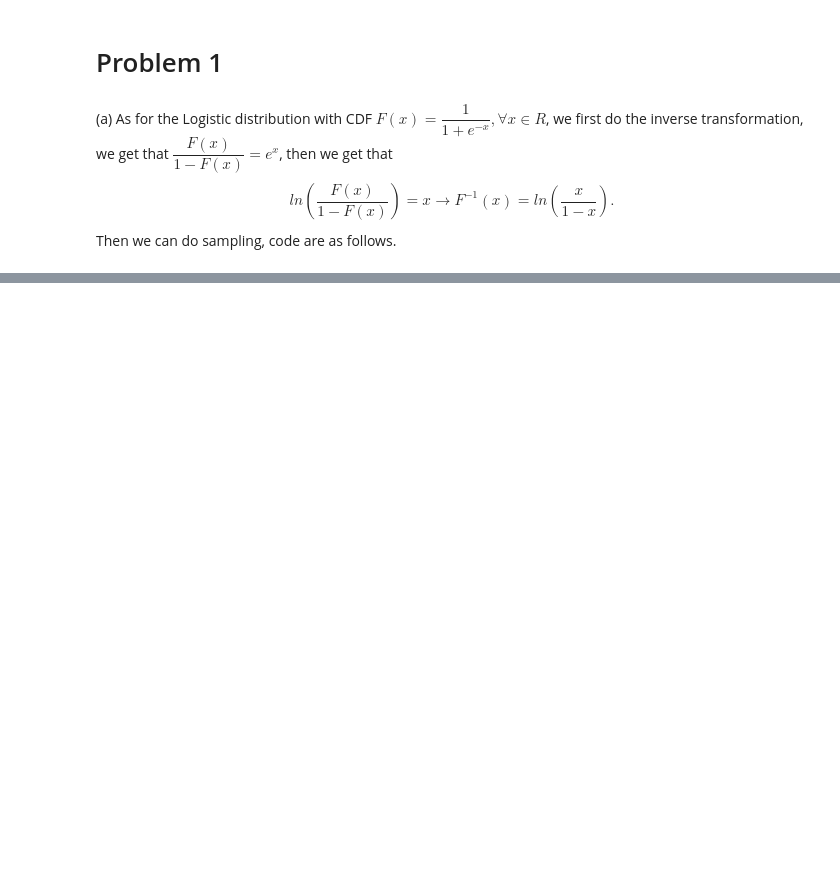
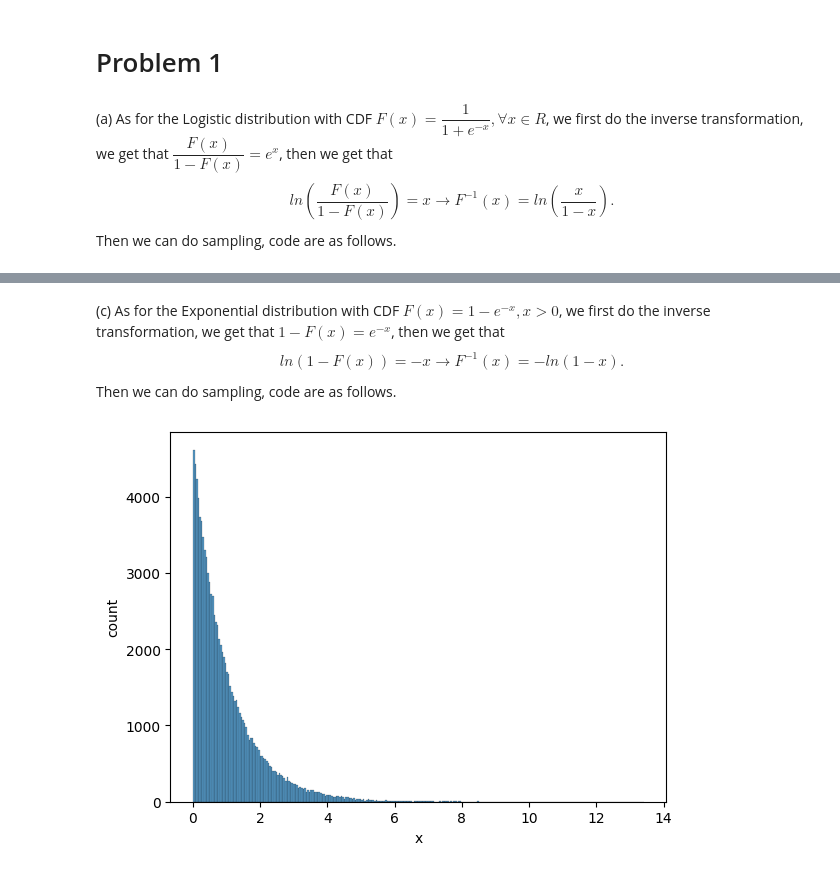
Before and after one commit to AuthorityWang/ShanghaiTech-SI140A, a Jupyter notebook: SI140A-hw8/HW08-sol.ipynb, the cells around one changed output, grey strips where cells are left out. Drawn from its saved outputs; the diff is of its cells as text; code cells hidden in the pictures; blank space fills up the shorter version.

```diff
--- a/SI140A-hw8/HW08-sol.ipynb
+++ b/SI140A-hw8/HW08-sol.ipynb
@@ -20,0 +39,18 @@ plt.show()
+# %% [markdown]
+(c) As for the Exponential distribution with CDF $F(x) = 1 - e^{-x}, x > 0$, we first do the inverse transformation, we get that $1 - F(x) = e^{-x}$, then we get that $$ln(1 - F(x)) = -x \rightarrow F^{-1}(x) = -ln(1 - x). $$
+Then we can do sampling, code are as follows.
+# %%
+import numpy as np
+import seaborn as sns
+
+# define the sample number
+N = 100000
+# generate sameple points
+x = np.random.uniform(0, 1, N)
+inverse = -np.log(1 - x)
+# plot the histogram
+plot = sns.histplot(inverse, stat = 'count')
+plot.set_xlabel('x')
+plot.set_ylabel('count');
+# %% [output]
+[figure, added]
```
Also changed, not shown: parts of 19 cells of this notebook.
